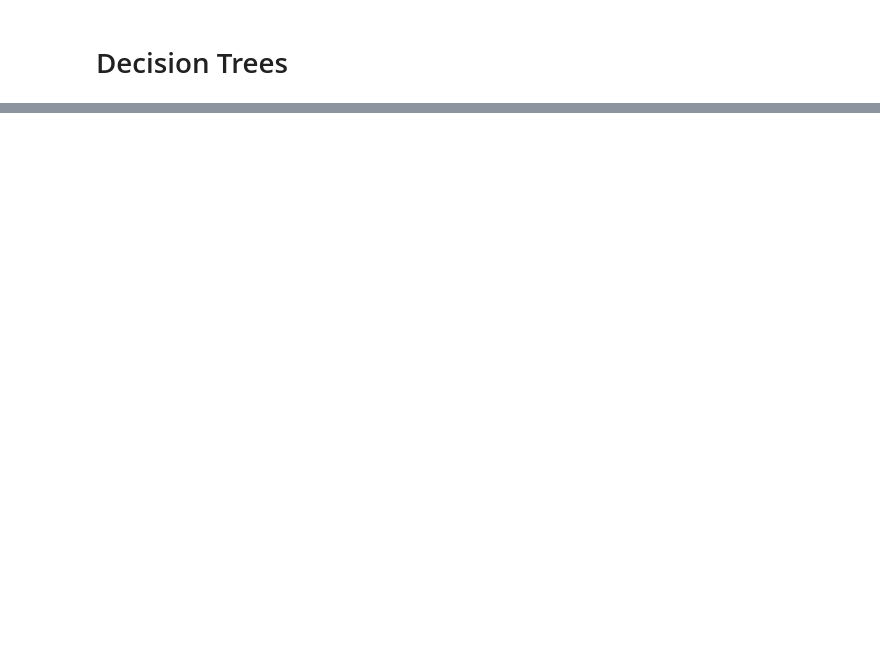
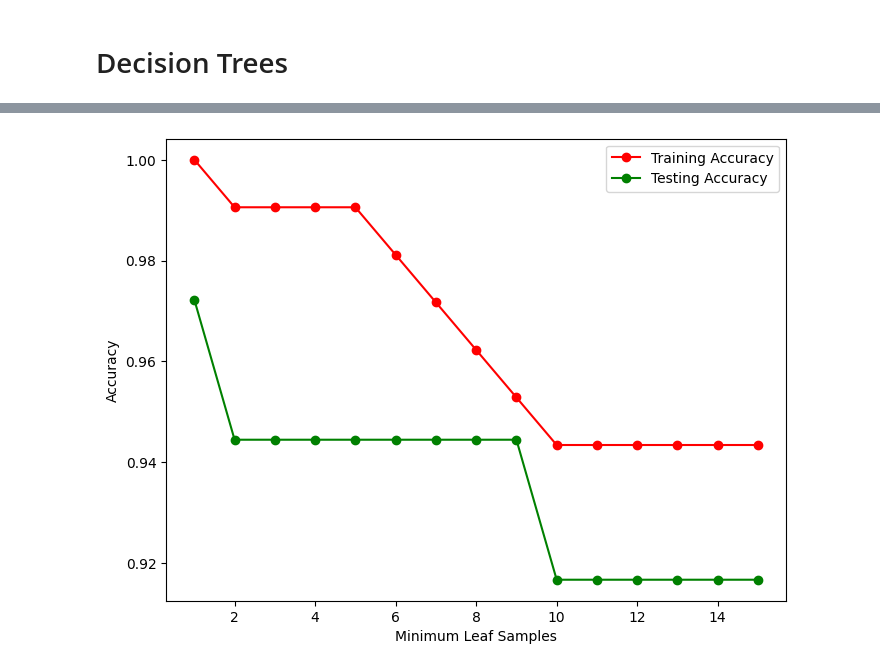
Before and after one commit to nreualuhs/178-Group-Project, a Jupyter notebook: DecisionTree.ipynb, the cells around one changed output, grey strips where cells are left out. Cells and saved outputs as stored; diff of their text form; code cells hidden in the pictures; blank space fills up the shorter version.

```diff
--- a/DecisionTree.ipynb
+++ b/DecisionTree.ipynb
@@ -56,19 +80,21 @@ axes.legend();
 # %%
 _, axes = plt.subplots(1, figsize=(8, 6))
 
 min_samples_leaf = np.arange(1, 16, 1)
 err_tr = np.zeros_like(min_samples_leaf, dtype=float)
-err_te = np.zeros_like(min_samples_leaf, dtype=float)
+err_val = np.zeros_like(min_samples_leaf, dtype=float)
 
 for i, min_samples in enumerate(min_samples_leaf):
     model = DecisionTreeClassifier(min_samples_leaf=min_samples, max_depth=3, random_state=seed)
 
     model.fit(X_tr, y_tr)
     err_tr[i] = accuracy_score(y_tr, model.predict(X_tr))
-    err_te[i] = accuracy_score(y_te, model.predict(X_te))
+    err_val[i] = accuracy_score(y_val, model.predict(X_val))
 
 axes.plot(min_samples_leaf, err_tr, marker='o', c='red', label="Training Accuracy")
-axes.plot(min_samples_leaf, err_te, marker='o', c='green', label="Testing Accuracy")
+axes.plot(min_samples_leaf, err_val, marker='o', c='green', label="Testing Accuracy")
 axes.set_xlabel("Minimum Leaf Samples")
 axes.set_ylabel("Accuracy")
 axes.legend();
+# %% [output]
+[figure, added]
```
Also changed, not shown: parts of 6 cells of this notebook, 1 other file.
